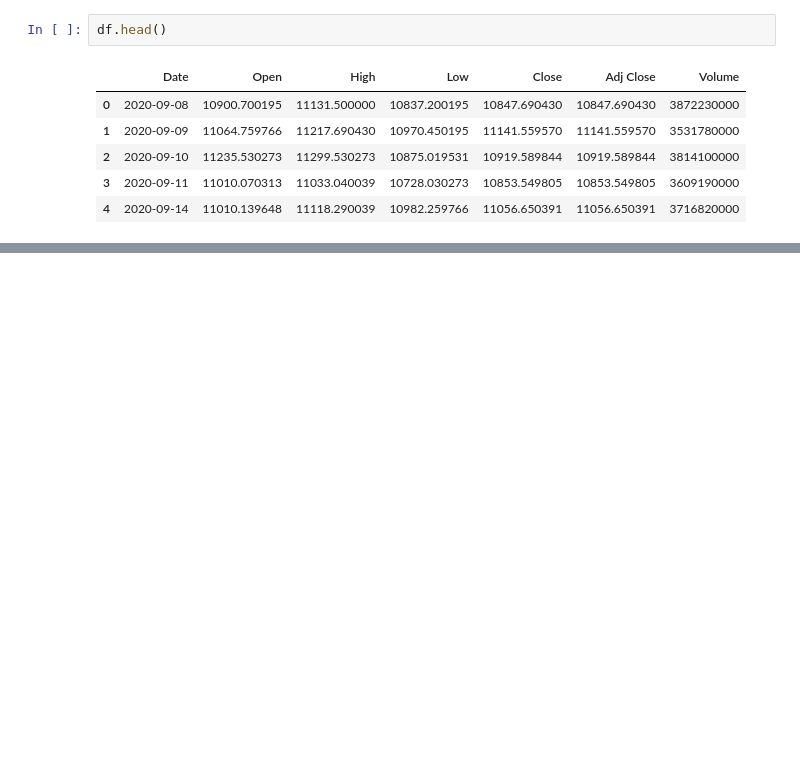
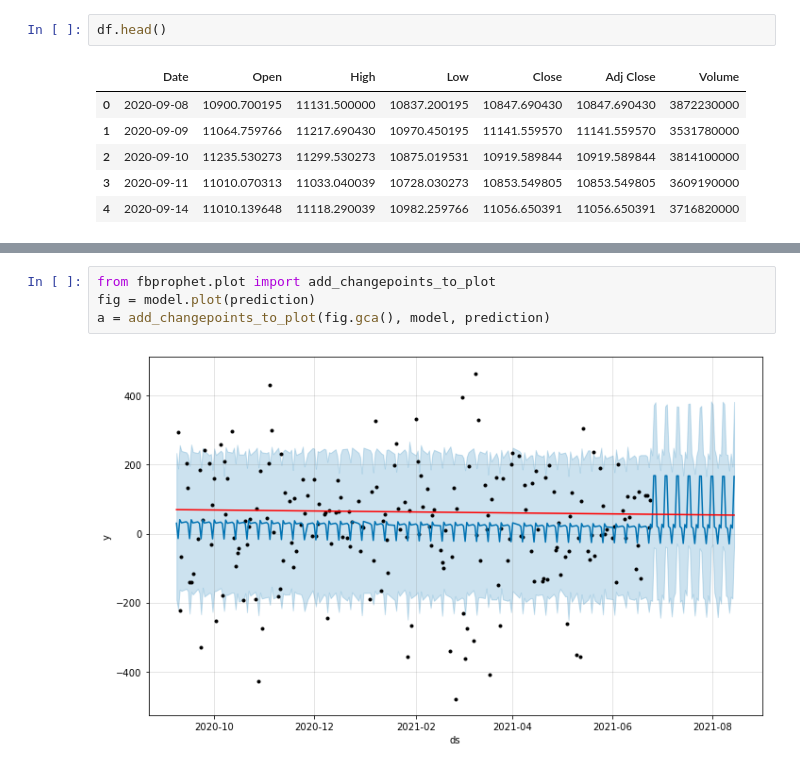
Before and after one commit to irishuangs/Fall-2021-ARIMA, a Jupyter notebook: FB sample code.ipynb, the cells around one changed output, grey strips where cells are left out. Saved outputs shown, nothing was run; the diff lists cells and outputs as text; blank space fills up the shorter version.

```diff
--- a/FB sample code.ipynb
+++ b/FB sample code.ipynb
@@ -59,0 +103,6 @@ INFO:fbprophet:Disabling daily seasonality. Run prophet with daily_seasonality=T
+# %%
+from fbprophet.plot import add_changepoints_to_plot
+fig = model.plot(prediction)
+a = add_changepoints_to_plot(fig.gca(), model, prediction)
+# %% [output]
+[figure, added]
```
Also changed, not shown: parts of 11 cells of this notebook, 25 other files.
